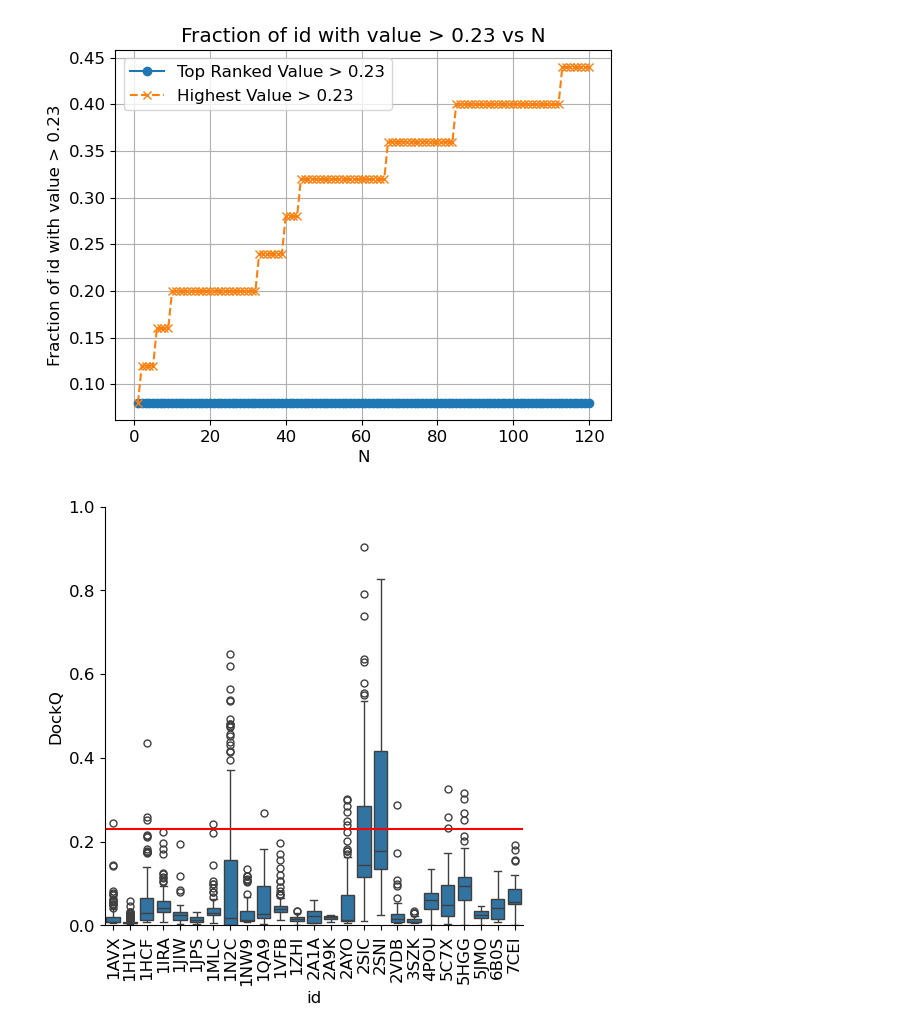
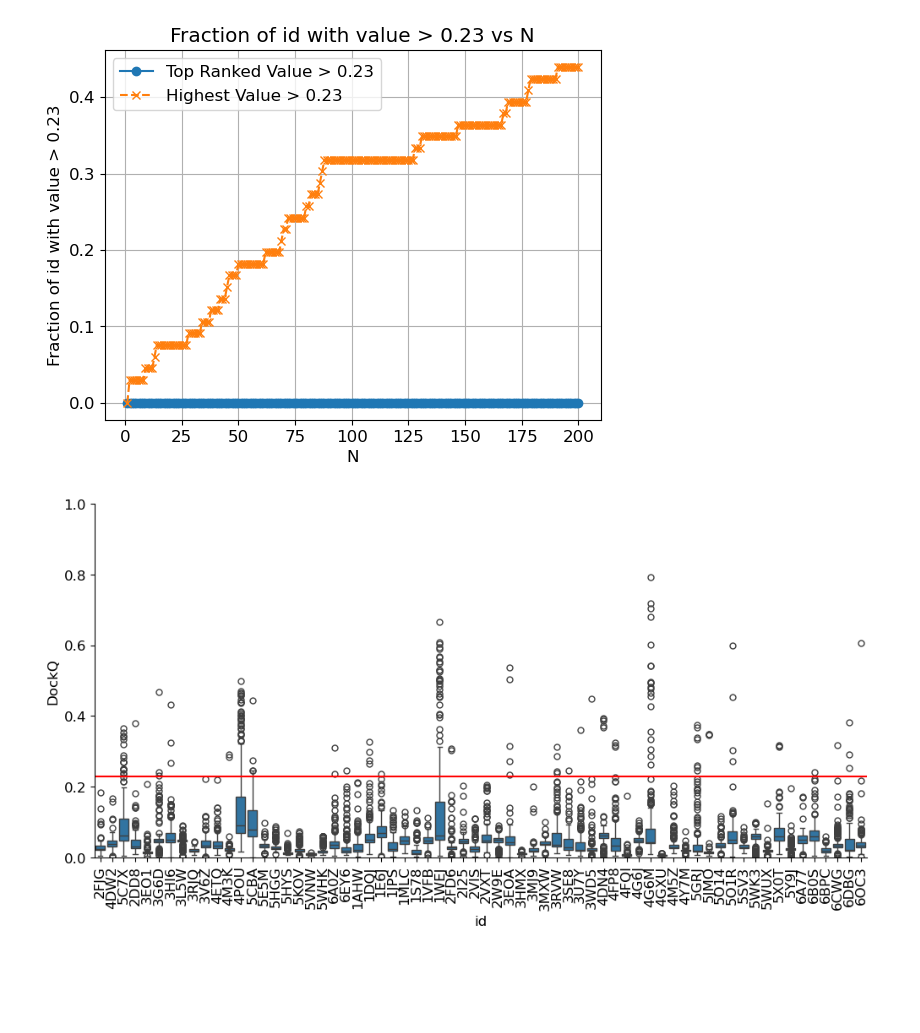
Before and after one commit to Graylab/DFMDock, a Jupyter notebook: scripts/notebooks/plot_energy.ipynb, the cells around one changed output. Drawn from its saved outputs; the diff is of its cells as text; code cells hidden in the pictures; blank space fills up the shorter version.

```diff
--- a/scripts/notebooks/plot_energy.ipynb
+++ b/scripts/notebooks/plot_energy.ipynb
@@ -9,14 +9,14 @@ plt.rcParams['font.size'] = 12
 # %%
 # read csv files
 file_dir = '../csv_files/'
-train_set = 'dips'
-test_set = 'db5_test'
+train_set = 'pinder'
+test_set = 'db5_ab_ag'
 model = 'model_0'
-num_samples = 40
-num_steps = 200
+num_samples = 100
+num_steps = 40
 
 df_list = []
-for i in range(3):
+for i in range(2):
     file_name = f'{test_set}_{model}_{num_samples}_samples_{num_steps}_steps_{train_set}_{i}'
     df = pd.read_csv(f'{file_dir}{file_name}.csv')
     df_list.append(df)
@@ -215,12 +215,12 @@ plt.legend(loc='best')
 plt.grid(True)
 plt.show()
 # %% [output]
-[figure, old version]
+[figure, new version]
 # %%
-sns.catplot(data=df, x='id', y='DockQ', kind='box')
+sns.catplot(data=df, x='id', y='DockQ', kind='box', height=5, aspect=2)
 plt.xticks(rotation=90)
 plt.axhline(y = 0.23, color='r')
 plt.ylim(0, 1)
 plt.show()
 # %% [output]
-[figure, old version]
+[figure, new version]
```
Also changed, not shown: parts of 4 cells of this notebook, 3 other files.
